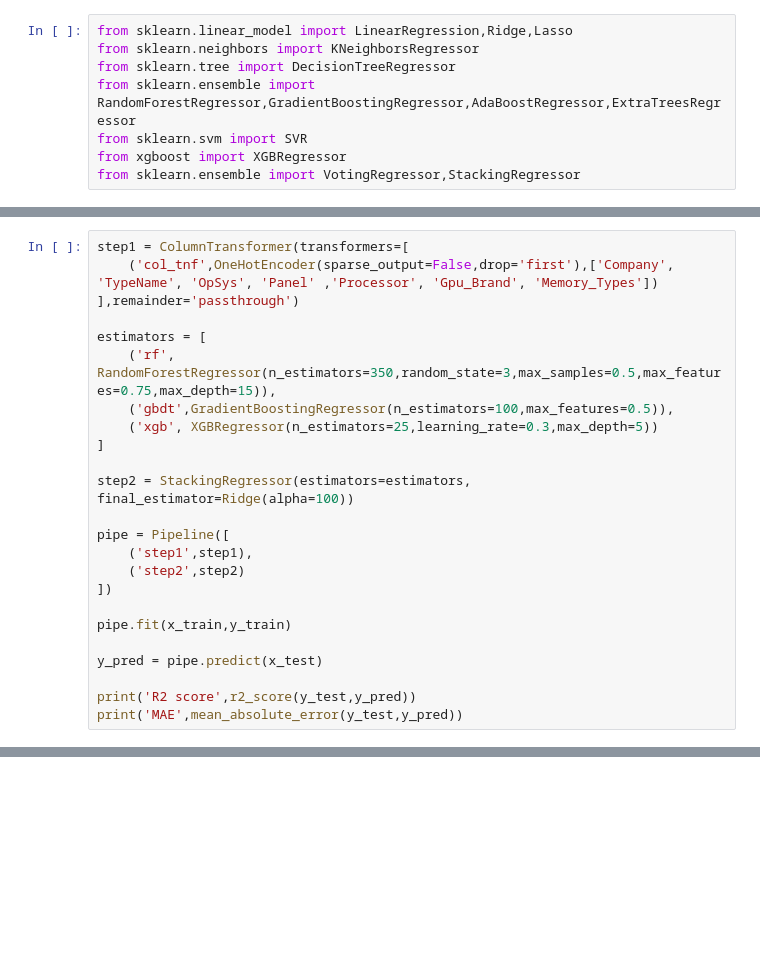
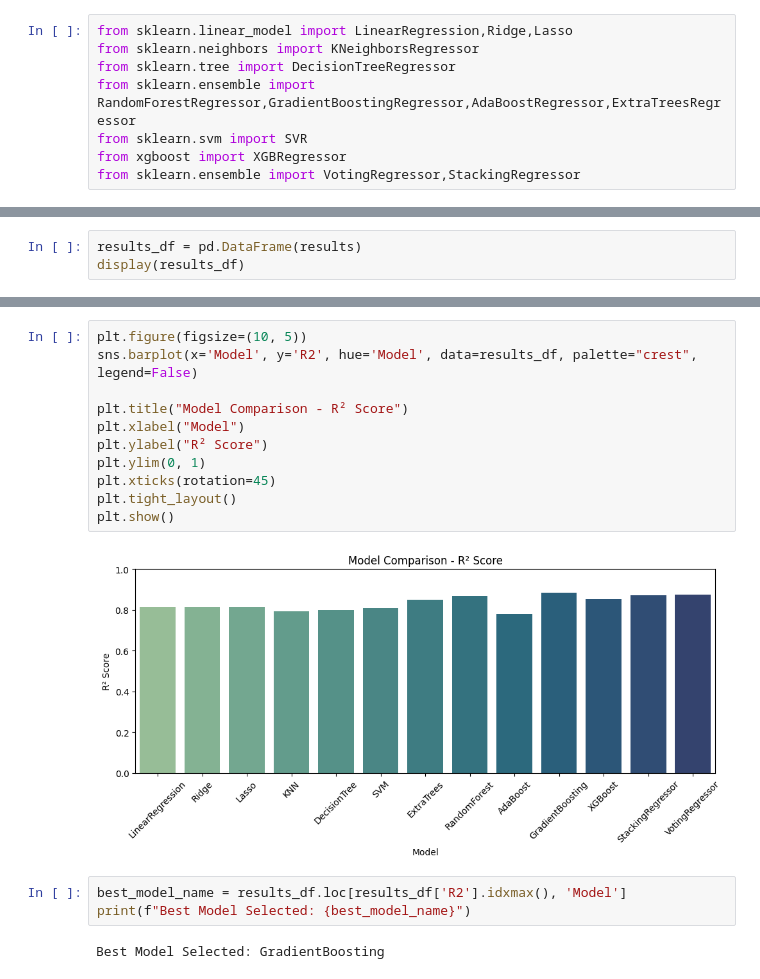
Before and after one commit to prashant-004/Laptop_price_prediction, a Jupyter notebook: main.ipynb, the cells around one changed output, grey strips where cells are left out. Saved outputs shown, nothing was run; the diff lists cells and outputs as text; blank space fills up the shorter version.

```diff
--- a/main.ipynb
+++ b/main.ipynb
@@ -707,24 +408,0 @@ Stacking
-# %%
-step1 = ColumnTransformer(transformers=[
-    ('col_tnf',OneHotEncoder(sparse_output=False,drop='first'),['Company', 'TypeName', 'OpSys', 'Panel' ,'Processor', 'Gpu_Brand', 'Memory_Types'])
-],remainder='passthrough')
-
-estimators = [
-    ('rf', RandomForestRegressor(n_estimators=350,random_state=3,max_samples=0.5,max_features=0.75,max_depth=15)),
-    ('gbdt',GradientBoostingRegressor(n_estimators=100,max_features=0.5)),
-    ('xgb', XGBRegressor(n_estimators=25,learning_rate=0.3,max_depth=5))
-]
-
-step2 = StackingRegressor(estimators=estimators, final_estimator=Ridge(alpha=100))
-
-pipe = Pipeline([
-    ('step1',step1),
-    ('step2',step2)
-])
-
-pipe.fit(x_train,y_train)
-
-y_pred = pipe.predict(x_test)
-
-print('R2 score',r2_score(y_test,y_pred))
-print('MAE',mean_absolute_error(y_test,y_pred))
@@ -733,0 +487,3 @@ MAE 0.1639239301943029
+# %%
+results_df = pd.DataFrame(results)
+display(results_df)
@@ -734 +505,19 @@ MAE 0.1639239301943029
+# %%
+plt.figure(figsize=(10, 5))
+sns.barplot(x='Model', y='R2', hue='Model', data=results_df, palette="crest", legend=False)
+
+plt.title("Model Comparison - R² Score")
+plt.xlabel("Model")
+plt.ylabel("R² Score")
+plt.ylim(0, 1)
+plt.xticks(rotation=45)
+plt.tight_layout()
+plt.show()
+# %% [output]
+[figure, added]
+# %%
+best_model_name = results_df.loc[results_df['R2'].idxmax(), 'Model']
+print(f"Best Model Selected: {best_model_name}")
+# %% [output]
+Best Model Selected: GradientBoosting
 # %%
```
Also changed, not shown: parts of 50 cells of this notebook, 1 other file.
